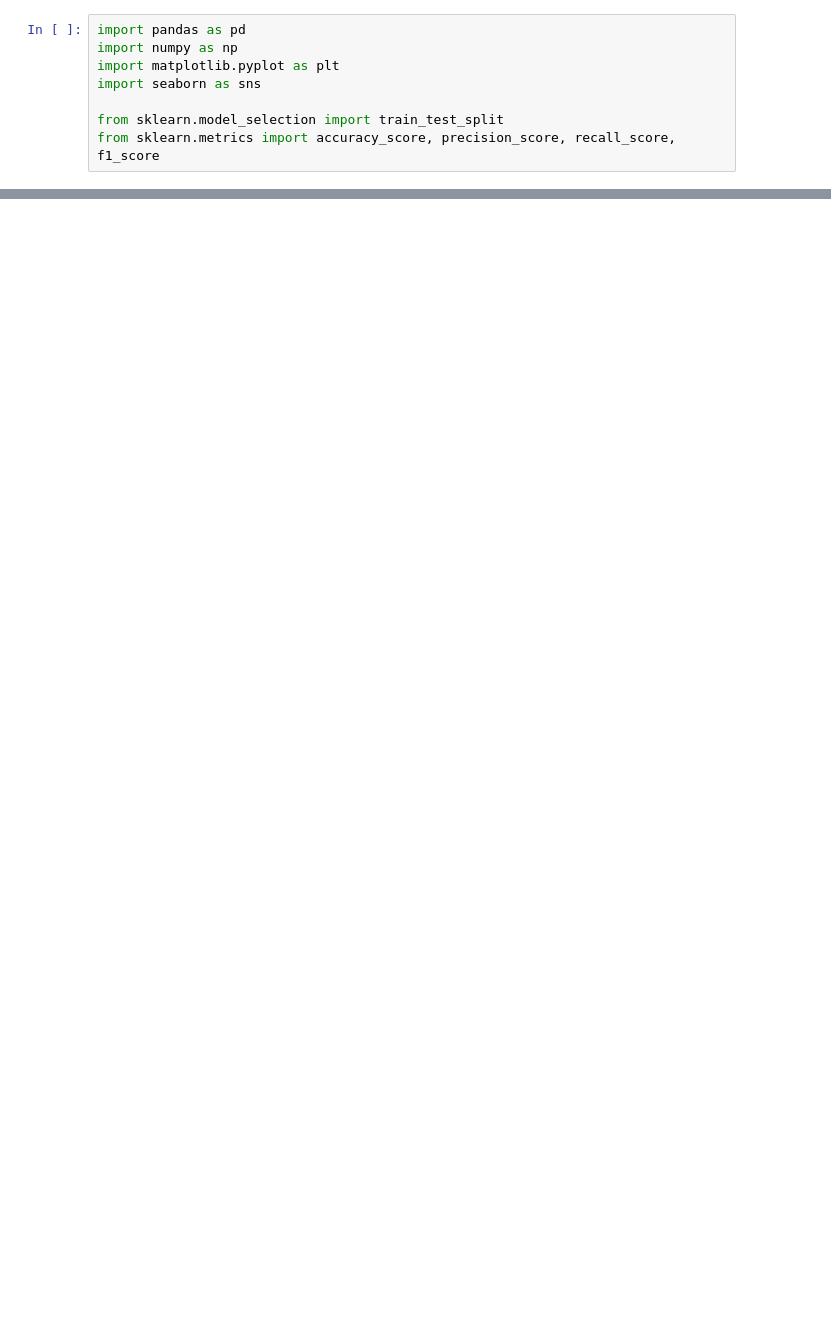
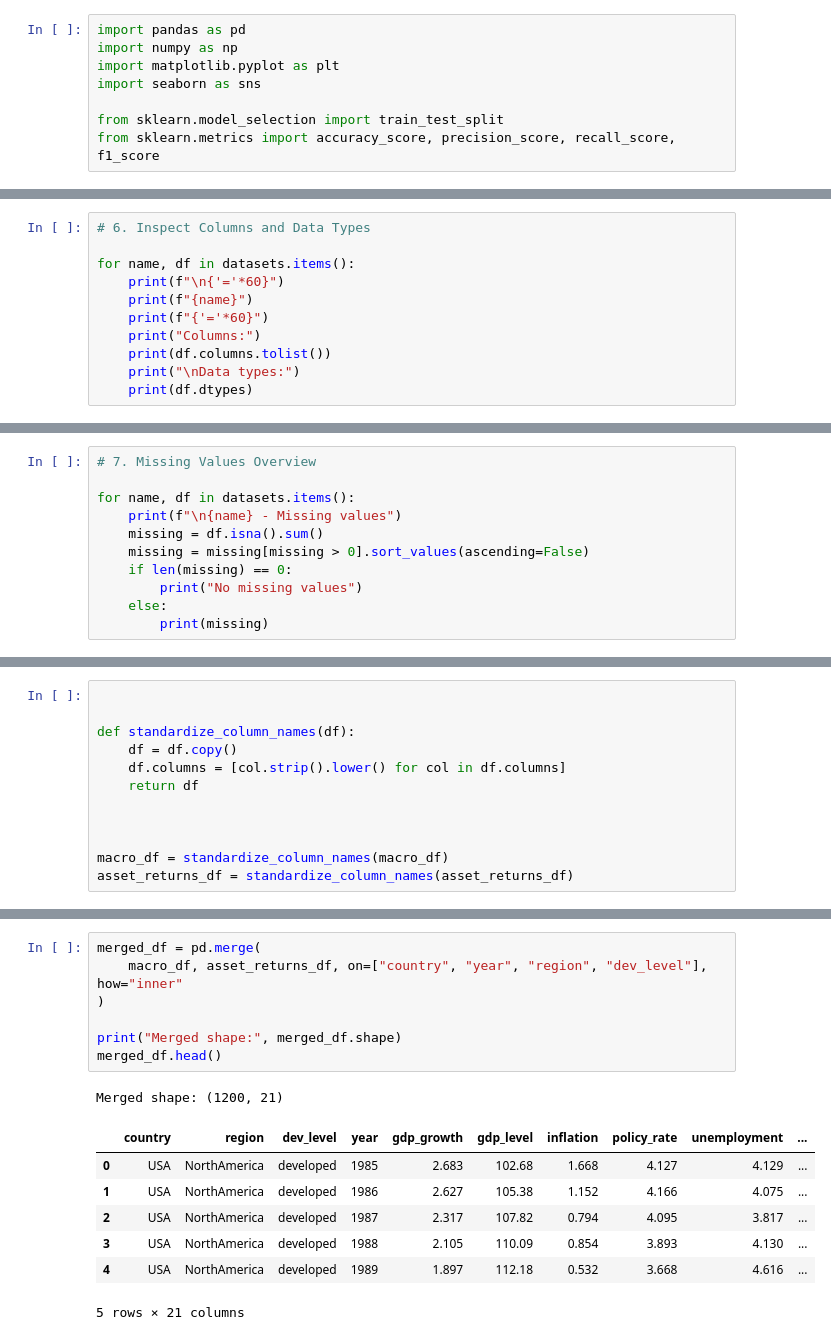
Before and after one commit to Wexwer/Macroeconomics-Indicators-Effect, a Jupyter notebook: Data Science/Exam-Project/Data Source/macroeconomic_indicators_effect_project.ipynb, the cells around one changed output, grey strips where cells are left out. Cells and saved outputs as stored; diff of their text form; blank space fills up the shorter version.

```diff
--- a/Data Science/Exam-Project/Data Source/macroeconomic_indicators_effect_project.ipynb
+++ b/Data Science/Exam-Project/Data Source/macroeconomic_indicators_effect_project.ipynb
@@ -33,0 +112,11 @@ Estimate the probability of default given borrower and macroeconomic variables.
+# %%
+# 6. Inspect Columns and Data Types
+
+for name, df in datasets.items():
+    print(f"\n{'='*60}")
+    print(f"{name}")
+    print(f"{'='*60}")
+    print("Columns:")
+    print(df.columns.tolist())
+    print("\nData types:")
+    print(df.dtypes)
@@ -33,0 +179,11 @@ Estimate the probability of default given borrower and macroeconomic variables.
+# %%
+# 7. Missing Values Overview
+
+for name, df in datasets.items():
+    print(f"\n{name} - Missing values")
+    missing = df.isna().sum()
+    missing = missing[missing > 0].sort_values(ascending=False)
+    if len(missing) == 0:
+        print("No missing values")
+    else:
+        print(missing)
@@ -33,0 +343,12 @@ Estimate the probability of default given borrower and macroeconomic variables.
+# %%
+
+
+def standardize_column_names(df):
+    df = df.copy()
+    df.columns = [col.strip().lower() for col in df.columns]
+    return df
+
+
+
+macro_df = standardize_column_names(macro_df)
+asset_returns_df = standardize_column_names(asset_returns_df)
@@ -33,0 +430,16 @@ Estimate the probability of default given borrower and macroeconomic variables.
+# %%
+merged_df = pd.merge(
+    macro_df, asset_returns_df, on=["country", "year", "region", "dev_level"], how="inner"
+)
+
+print("Merged shape:", merged_df.shape)
+merged_df.head()
+# %% [output]
+Merged shape: (1200, 21)
+|  | country | region | dev_level | year | gdp_growth | gdp_level | inflation | policy_rate | unemployment | ... |
+| 0 | USA | NorthAmerica | developed | 1985 | 2.683 | 102.68 | 1.668 | 4.127 | 4.129 | ... |
+| 1 | USA | NorthAmerica | developed | 1986 | 2.627 | 105.38 | 1.152 | 4.166 | 4.075 | ... |
+| 2 | USA | NorthAmerica | developed | 1987 | 2.317 | 107.82 | 0.794 | 4.095 | 3.817 | ... |
+| 3 | USA | NorthAmerica | developed | 1988 | 2.105 | 110.09 | 0.854 | 3.893 | 4.130 | ... |
+| 4 | USA | NorthAmerica | developed | 1989 | 1.897 | 112.18 | 0.532 | 3.668 | 4.616 | ... |
+5 rows × 21 columns
```
Also changed, not shown: parts of 30 cells of this notebook.
